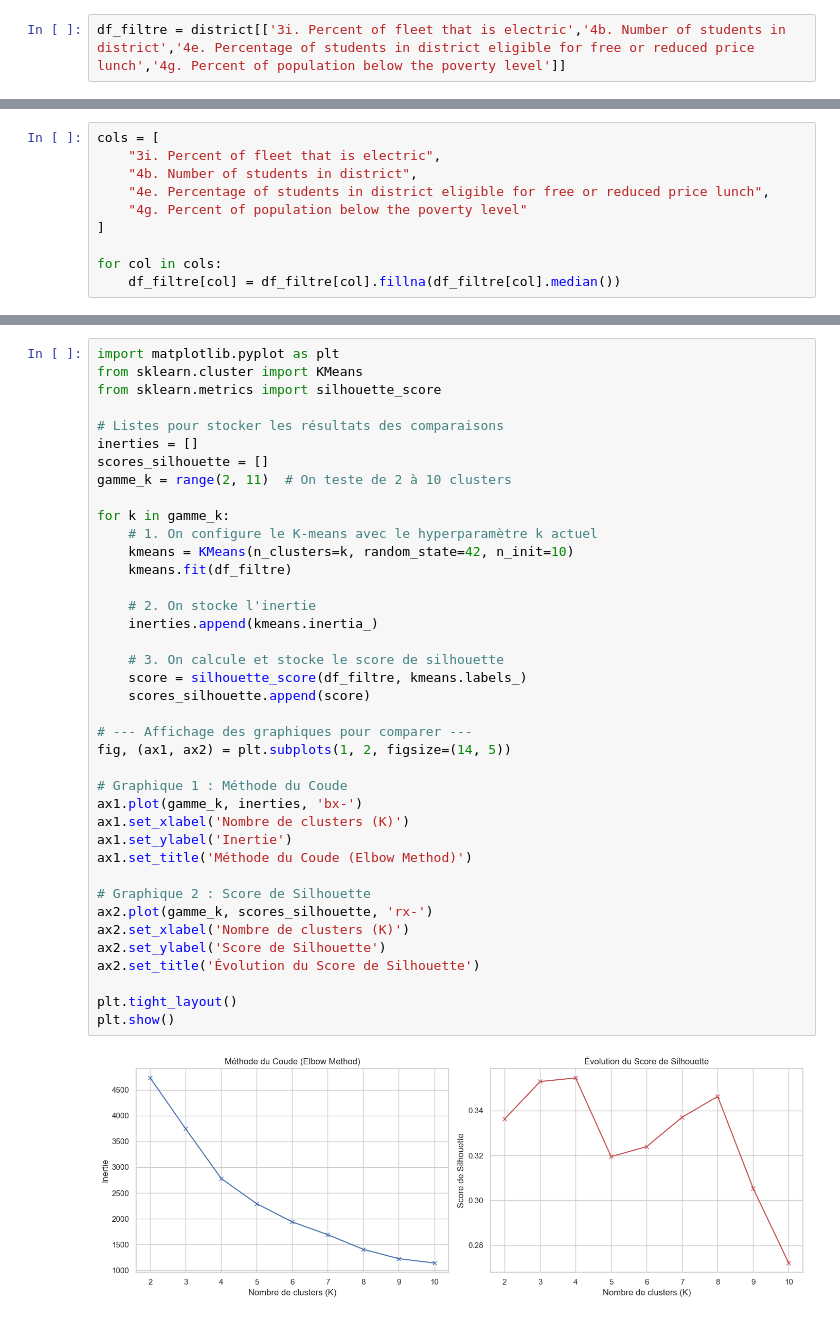
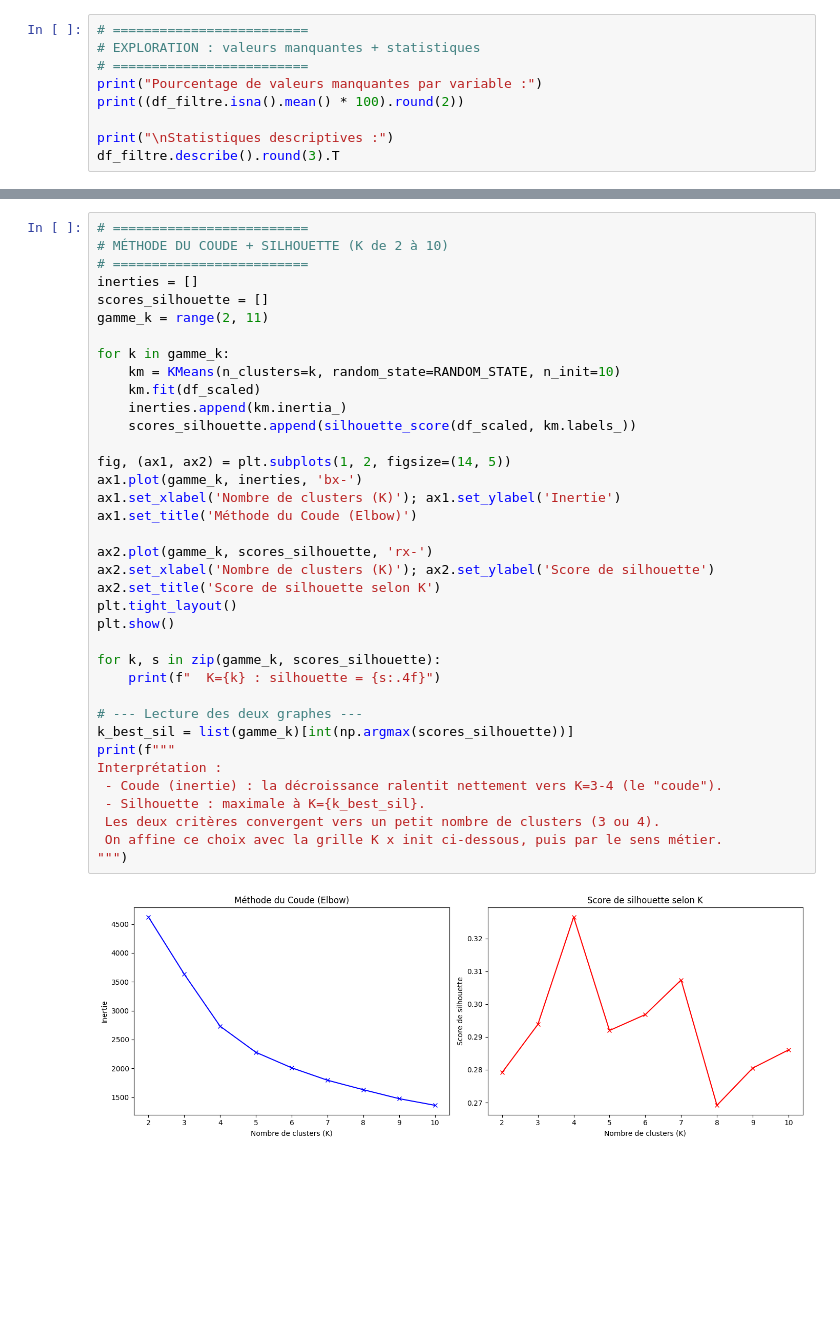
Before and after one commit to Gabriel-orcun/Machine-learning-2, a Jupyter notebook: TP2/k-means.ipynb, the cells around one changed output, grey strips where cells are left out. Saved outputs shown, nothing was run; the diff lists cells and outputs as text; blank space fills up the shorter version.

```diff
--- a/TP2/k-means.ipynb
+++ b/TP2/k-means.ipynb
@@ -11,2 +70,9 @@ district= district[district["0a. Has committed ESBs?"]== 'yes']
 # %%
-df_filtre = district[['3i. Percent of fleet that is electric','4b. Number of students in district','4e. Percentage of students in district eligible for free or reduced price lunch','4g. Percent of population below the poverty level']]
+# =========================
+# EXPLORATION : valeurs manquantes + statistiques
+# =========================
+print("Pourcentage de valeurs manquantes par variable :")
+print((df_filtre.isna().mean() * 100).round(2))
+
+print("\nStatistiques descriptives :")
+df_filtre.describe().round(3).T
@@ -21,10 +121,0 @@ dtype: float64
-# %%
-cols = [
-    "3i. Percent of fleet that is electric",
-    "4b. Number of students in district",
-    "4e. Percentage of students in district eligible for free or reduced price lunch",
-    "4g. Percent of population below the poverty level"
-]
-
-for col in cols:
-    df_filtre[col] = df_filtre[col].fillna(df_filtre[col].median())
@@ -88,41 +184,39 @@ df_filtre.to_csv('clustering.csv',index=False)
 # %%
-import matplotlib.pyplot as plt
-from sklearn.cluster import KMeans
-from sklearn.metrics import silhouette_score
-
-# Listes pour stocker les résultats des comparaisons
+# =========================
+# MÉTHODE DU COUDE + SILHOUETTE (K de 2 à 10)
+# =========================
 inerties = []
 scores_silhouette = []
-gamme_k = range(2, 11)  # On teste de 2 à 10 clusters
+gamme_k = range(2, 11)
 
 for k in gamme_k:
-    # 1. On configure le K-means avec le hyperparamètre k actuel
-    kmeans = KMeans(n_clusters=k, random_state=42, n_init=10)
-    kmeans.fit(df_filtre)
+    km = KMeans(n_clusters=k, random_state=RANDOM_STATE, n_init=10)
+    km.fit(df_scaled)
+    inerties.append(km.inertia_)
+    scores_silhouette.append(silhouette_score(df_scaled, km.labels_))
 
-    # 2. On stocke l'inertie
-    inerties.append(kmeans.inertia_)
+fig, (ax1, ax2) = plt.subplots(1, 2, figsize=(14, 5))
+ax1.plot(gamme_k, inerties, 'bx-')
+ax1.set_xlabel('Nombre de clusters (K)'); ax1.set_ylabel('Inertie')
+ax1.set_title('Méthode du Coude (Elbow)')
 
-    # 3. On calcule et stocke le score de silhouette
-    score = silhouette_score(df_filtre, kmeans.labels_)
-    scores_silhouette.append(score)
-
-# --- Affichage des graphiques pour comparer ---
-fig, (ax1, ax2) = plt.subplots(1, 2, figsize=(14, 5))
-
-# Graphique 1 : Méthode du Coude
-ax1.plot(gamme_k, inerties, 'bx-')
-ax1.set_xlabel('Nombre de clusters (K)')
-ax1.set_ylabel('Inertie')
-ax1.set_title('Méthode du Coude (Elbow Method)')
-
-# Graphique 2 : Score de Silhouette
 ax2.plot(gamme_k, scores_silhouette, 'rx-')
-ax2.set_xlabel('Nombre de clusters (K)')
-ax2.set_ylabel('Score de Silhouette')
-ax2.set_title('Évolution du Score de Silhouette')
-
+ax2.set_xlabel('Nombre de clusters (K)'); ax2.set_ylabel('Score de silhouette')
+ax2.set_title('Score de silhouette selon K')
 plt.tight_layout()
 plt.show()
+
+for k, s in zip(gamme_k, scores_silhouette):
+    print(f"  K={k} : silhouette = {s:.4f}")
+
+# --- Lecture des deux graphes ---
+k_best_sil = list(gamme_k)[int(np.argmax(scores_silhouette))]
+print(f"""
+Interprétation :
+ - Coude (inertie) : la décroissance ralentit nettement vers K=3-4 (le "coude").
+ - Silhouette : maximale à K={k_best_sil}.
+ Les deux critères convergent vers un petit nombre de clusters (3 ou 4).
+ On affine ce choix avec la grille K x init ci-dessous, puis par le sens métier.
+""")
 # %% [output]
-[figure, old version]
+[figure, new version]
```
Also changed, not shown: parts of 26 cells of this notebook, 1 other file.
